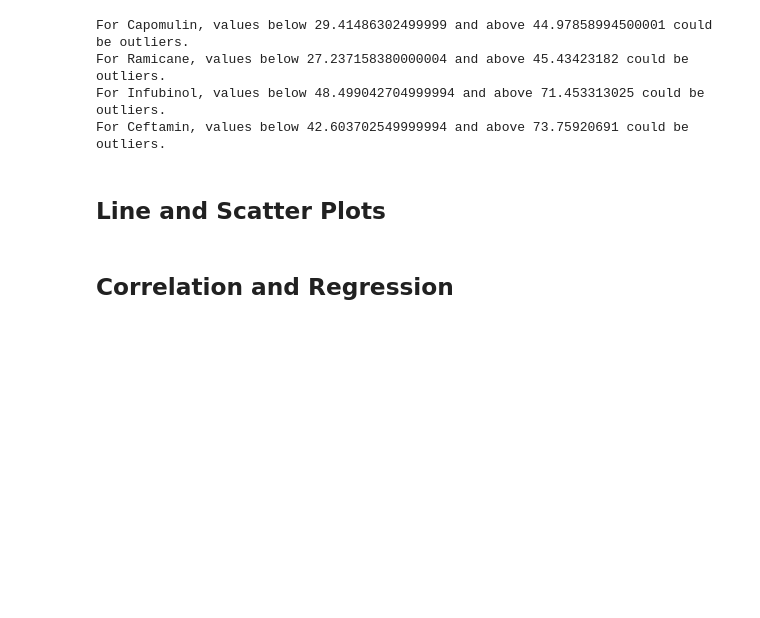
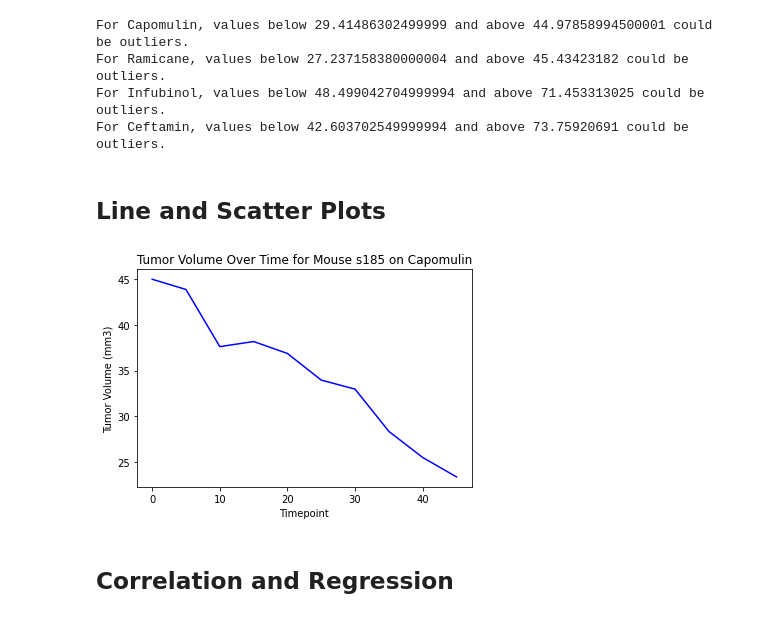
Before and after one commit to corriethomas/Matplotlib-Challenge, a Jupyter notebook: Matplotlib-Starter-Notebook.ipynb, the cells around one changed output. Cells and saved outputs as stored; diff of their text form; code cells hidden in the pictures; blank space fills up the shorter version.

Commit message:
completes line plot for single mouse

```diff
--- a/Matplotlib-Starter-Notebook.ipynb
+++ b/Matplotlib-Starter-Notebook.ipynb
@@ -329 +327,21 @@ For Ceftamin, values below 42.603702549999994 and above 73.75920691 could be out
+# %%
+# Generate a line plot of tumor volume vs. time point for a mouse treated with Capomulin
+
+#Pull out the mice who took Capomulin to find a specific mouse ID
+cap_treatments_df = cleaned_df.loc[(cleaned_df["Drug Regimen"] == "Capomulin"),
+                                                  ["Mouse ID", "Timepoint", "Tumor Volume (mm3)"]]
+
+#Pull out the timepoint for that specific mouse to store as our x-axis
+s185_timepoint = cap_treatments_df.loc[cap_treatments_df["Mouse ID"] == "s185", ["Timepoint"]]
+
+#Pull out the tumor volumes for that specific mouse to store as our y-axis
+s185_tvol = cap_treatments_df.loc[cap_treatments_df["Mouse ID"] == "s185", ["Tumor Volume (mm3)"]]
+
+plt.plot(s185_timepoint, s185_tvol, color="blue")
+plt.title("Tumor Volume Over Time for Mouse s185 on Capomulin")
+plt.xlabel("Timepoint")
+plt.ylabel("Tumor Volume (mm3)")
+plt.show()
+# %% [output]
+[figure, added]
 # %%
```
Also changed, not shown: parts of 2 cells of this notebook.
